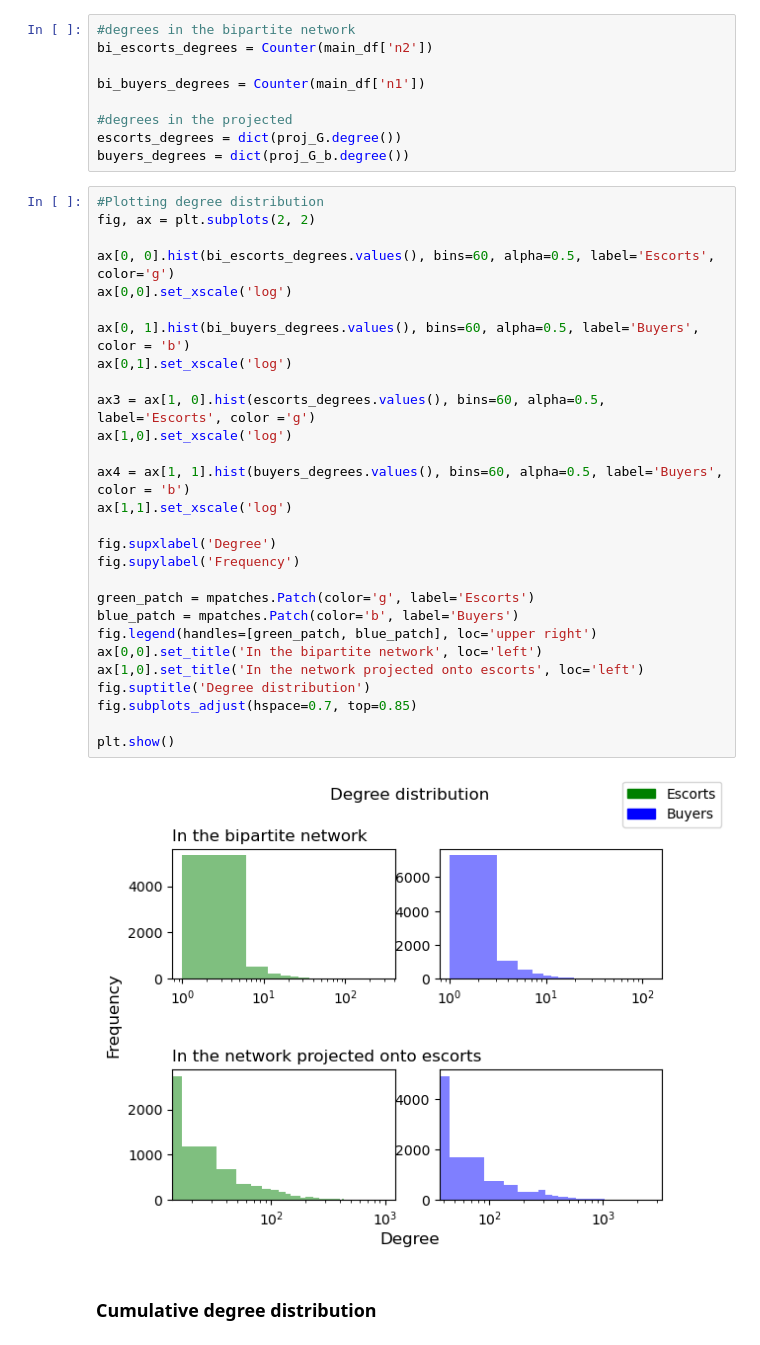
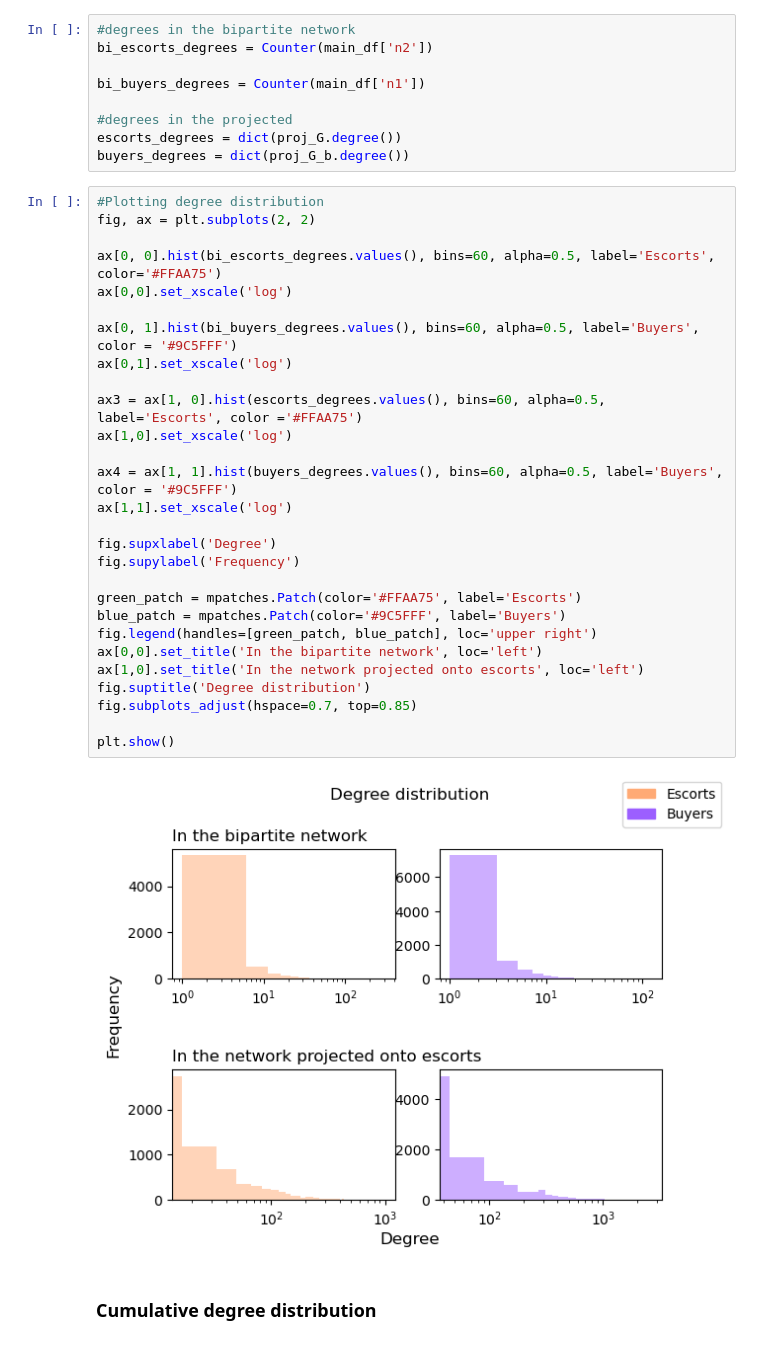
Before and after one commit to rsapeta/Network-Analysis, a Jupyter notebook: Escort/escort_analysis.ipynb, the cells around one changed output. Cells and saved outputs as stored; diff of their text form.

```diff
--- a/Escort/escort_analysis.ipynb
+++ b/Escort/escort_analysis.ipynb
@@ -226,33 +214,33 @@ buyers_degrees = dict(proj_G_b.degree())
 # %%
 #Plotting degree distribution
 fig, ax = plt.subplots(2, 2)
 
-ax[0, 0].hist(bi_escorts_degrees.values(), bins=60, alpha=0.5, label='Escorts', color='g')
+ax[0, 0].hist(bi_escorts_degrees.values(), bins=60, alpha=0.5, label='Escorts', color='#FFAA75')
 ax[0,0].set_xscale('log')
 
-ax[0, 1].hist(bi_buyers_degrees.values(), bins=60, alpha=0.5, label='Buyers', color = 'b')
+ax[0, 1].hist(bi_buyers_degrees.values(), bins=60, alpha=0.5, label='Buyers', color = '#9C5FFF')
 ax[0,1].set_xscale('log')
 
-ax3 = ax[1, 0].hist(escorts_degrees.values(), bins=60, alpha=0.5, label='Escorts', color ='g')
+ax3 = ax[1, 0].hist(escorts_degrees.values(), bins=60, alpha=0.5, label='Escorts', color ='#FFAA75')
 ax[1,0].set_xscale('log')
 
-ax4 = ax[1, 1].hist(buyers_degrees.values(), bins=60, alpha=0.5, label='Buyers', color = 'b')
+ax4 = ax[1, 1].hist(buyers_degrees.values(), bins=60, alpha=0.5, label='Buyers', color = '#9C5FFF')
 ax[1,1].set_xscale('log')
 
 fig.supxlabel('Degree')
 fig.supylabel('Frequency')
 
-green_patch = mpatches.Patch(color='g', label='Escorts')
-blue_patch = mpatches.Patch(color='b', label='Buyers')
+green_patch = mpatches.Patch(color='#FFAA75', label='Escorts')
+blue_patch = mpatches.Patch(color='#9C5FFF', label='Buyers')
 fig.legend(handles=[green_patch, blue_patch], loc='upper right')
 ax[0,0].set_title('In the bipartite network', loc='left')
 ax[1,0].set_title('In the network projected onto escorts', loc='left')
 fig.suptitle('Degree distribution')
 fig.subplots_adjust(hspace=0.7, top=0.85)
 
 plt.show()
 # %% [output]
-[figure, old version]
+[figure, new version]
 # %% [markdown]
 ### Cumulative degree distribution
 # %%
```
Also changed, not shown: parts of 10 cells of this notebook.
